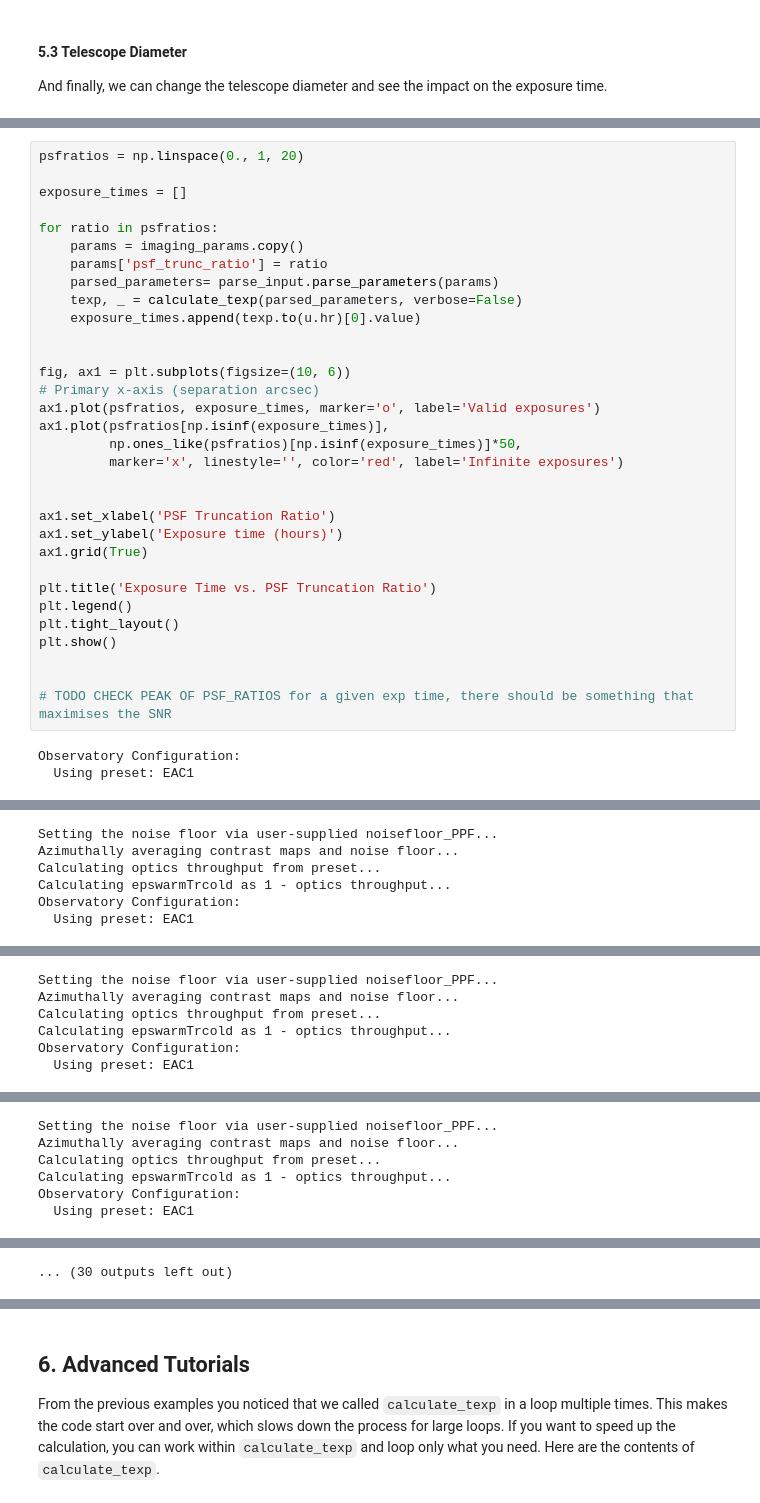
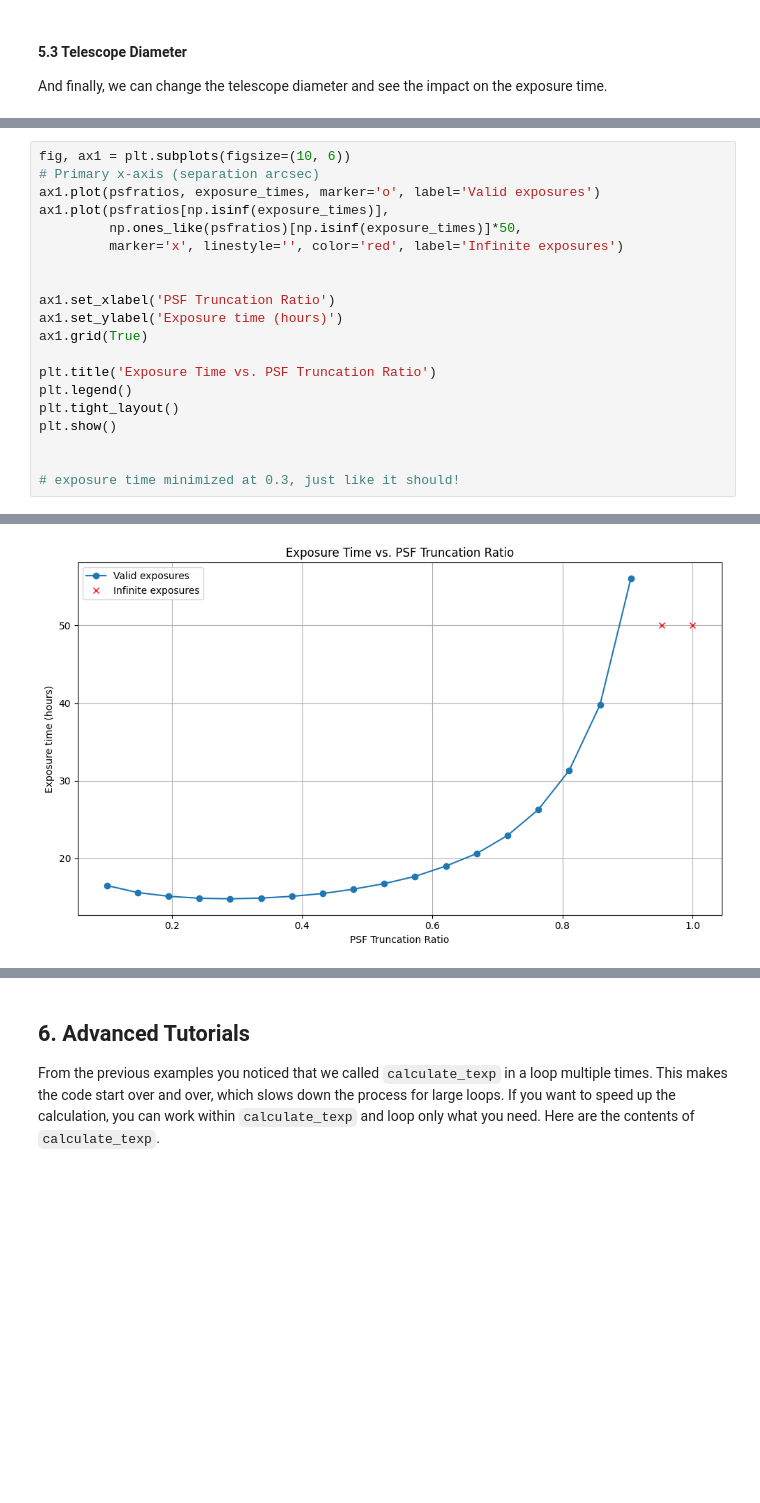
Before and after one commit to eleonoraalei/pyEDITH, a Jupyter notebook: tutorials/imaging_tutorial.ipynb, the cells around one changed output, grey strips where cells are left out. Drawn from its saved outputs; the diff is of its cells as text; blank space fills up the shorter version.

```diff
--- a/tutorials/imaging_tutorial.ipynb
+++ b/tutorials/imaging_tutorial.ipynb
@@ -504,16 +634,4 @@ Calculating epswarmTrcold as 1 - optics throughput...
 # %%
-psfratios = np.linspace(0., 1, 20)
-
-exposure_times = []
-
-for ratio in psfratios:
-    params = imaging_params.copy()
-    params['psf_trunc_ratio'] = ratio
-    parsed_parameters= parse_input.parse_parameters(params)
-    texp, _ = calculate_texp(parsed_parameters, verbose=False)
-    exposure_times.append(texp.to(u.hr)[0].value)
-
-
 fig, ax1 = plt.subplots(figsize=(10, 6))
 # Primary x-axis (separation arcsec)
 ax1.plot(psfratios, exposure_times, marker='o', label='Valid exposures')
@@ -532,7 +650,5 @@ plt.tight_layout()
 plt.show()
 
 
-# TODO CHECK PEAK OF PSF_RATIOS for a given exp time, there should be something that maximises the SNR
+# exposure time minimized at 0.3, just like it should!
 # %% [output]
-Observatory Configuration:
-  Using preset: EAC1
@@ -566,6 +654,0 @@ Observatory Configuration:
-Setting the noise floor via user-supplied noisefloor_PPF...
-Azimuthally averaging contrast maps and noise floor...
-Calculating optics throughput from preset...
-Calculating epswarmTrcold as 1 - optics throughput...
-Observatory Configuration:
-  Using preset: EAC1
@@ -577,6 +654,0 @@ Observatory Configuration:
-Setting the noise floor via user-supplied noisefloor_PPF...
-Azimuthally averaging contrast maps and noise floor...
-Calculating optics throughput from preset...
-Calculating epswarmTrcold as 1 - optics throughput...
-Observatory Configuration:
-  Using preset: EAC1
@@ -588,6 +654,0 @@ Observatory Configuration:
-Setting the noise floor via user-supplied noisefloor_PPF...
-Azimuthally averaging contrast maps and noise floor...
-Calculating optics throughput from preset...
-Calculating epswarmTrcold as 1 - optics throughput...
-Observatory Configuration:
-  Using preset: EAC1
@@ -599 +655 @@ Observatory Configuration:
-... (30 outputs left out)
+[figure, added]
```
Also changed, not shown: parts of 18 cells of this notebook, 1 other file.
